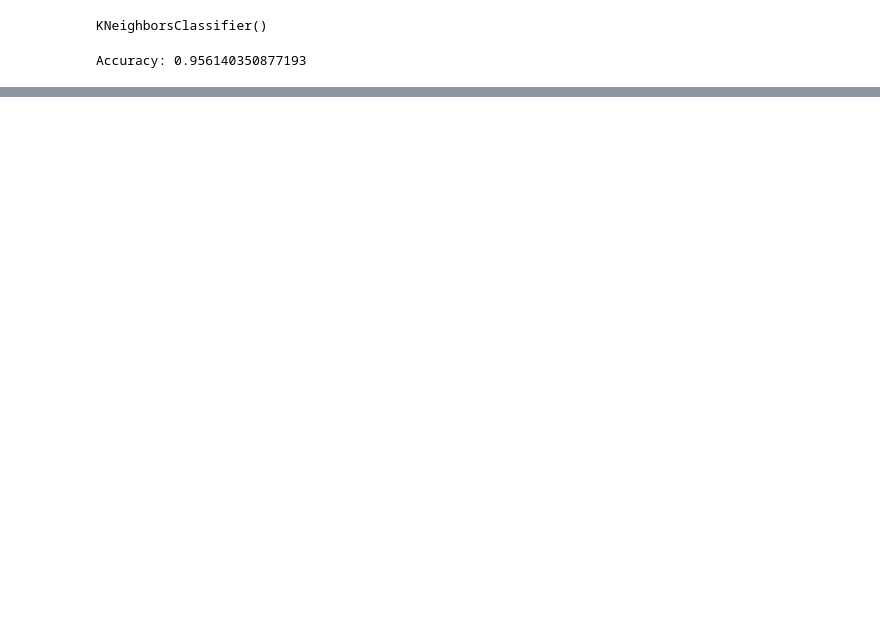
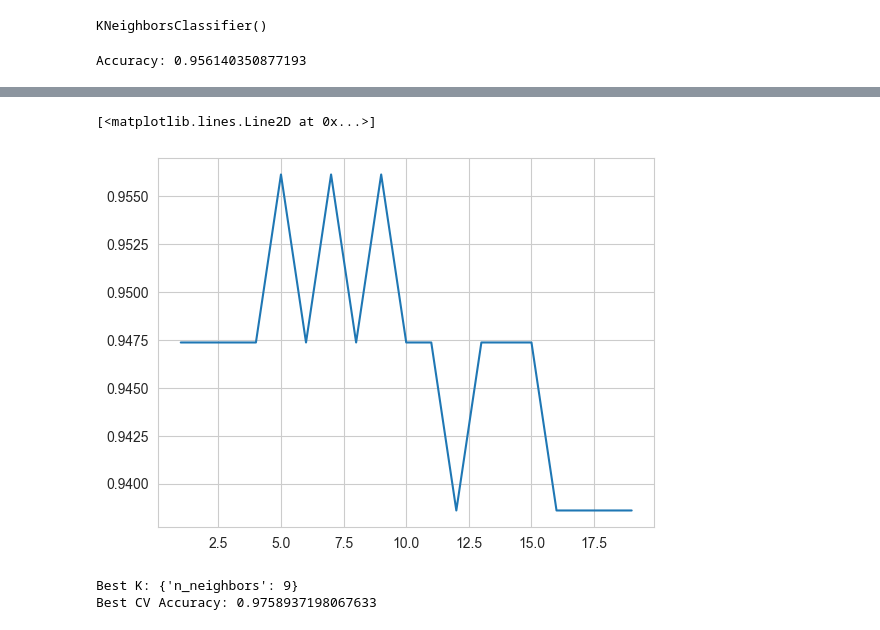
Before and after one commit to ganeshrayphale/Machine_Learning, a Jupyter notebook: KNN/Cancer_EDA.ipynb, the cells around one changed output, grey strips where cells are left out. Drawn from its saved outputs; the diff is of its cells as text; code cells hidden in the pictures; blank space fills up the shorter version.

```diff
--- a/KNN/Cancer_EDA.ipynb
+++ b/KNN/Cancer_EDA.ipynb
@@ -270,21 +274,8 @@ print(classification_report(y_test, y_pred))
 weighted avg       0.96      0.96      0.96       114
 # %%
-import matplotlib.pyplot as plt
-import seaborn as sns
-
-plt.figure(figsize=(5,4))
-
-sns.heatmap(
-
-    annot=True,
-    fmt="d",
-    cmap="Blues",
-    xticklabels=["Benign", "Malignant"],
-    yticklabels=["Benign", "Malignant"]
-)
-
-plt.xlabel("Predicted")
-plt.ylabel("Actual")
-plt.title("Confusion Matrix - KNN")
-
-plt.show()
+scores=[]
+for i in range(1,20):
+    knn=KNeighborsClassifier(n_neighbors=i)
+    knn.fit(X_train_scaled,y_train)
+    y_pred=knn.predict(X_test_scaled)
+    scores.append(accuracy_score(y_test,y_pred))
@@ -294,20 +304,25 @@ TypeError: heatmap() missing 1 required positional argument: 'data'
+# %%
+import matplotlib.pyplot as plt
+plt.plot(range(1,20),scores)
+# %% [output]
+[<matplotlib.lines.Line2D at 0x...>]
+[figure, added]
 # %%
-import matplotlib.pyplot as plt
-import seaborn as sns
+from sklearn.model_selection import GridSearchCV
 
-plt.figure(figsize=(5,4))
+param_grid = {"n_neighbors": range(1, 21)}
 
-sns.heatmap(
-    cm,
-    annot=True,
-    fmt="d",
-    cmap="Blues",
-    xticklabels=["Benign", "Malignant"],
-    yticklabels=["Benign", "Malignant"]
+grid = GridSearchCV(
+    KNeighborsClassifier(),
+    param_grid,
+    cv=10,
+    scoring="accuracy"
 )
 
-plt.xlabel("Predicted")
-plt.ylabel("Actual")
-plt.title("Confusion Matrix - KNN")
+grid.fit(X_train_scaled, y_train)
 
-plt.show()
+print("Best K:", grid.best_params_)
+print("Best CV Accuracy:", grid.best_score_)
+# %% [output]
+Best K: {'n_neighbors': 9}
+Best CV Accuracy: 0.9758937198067633
```
Also changed, not shown: parts of 5 cells of this notebook, 1 other file.
